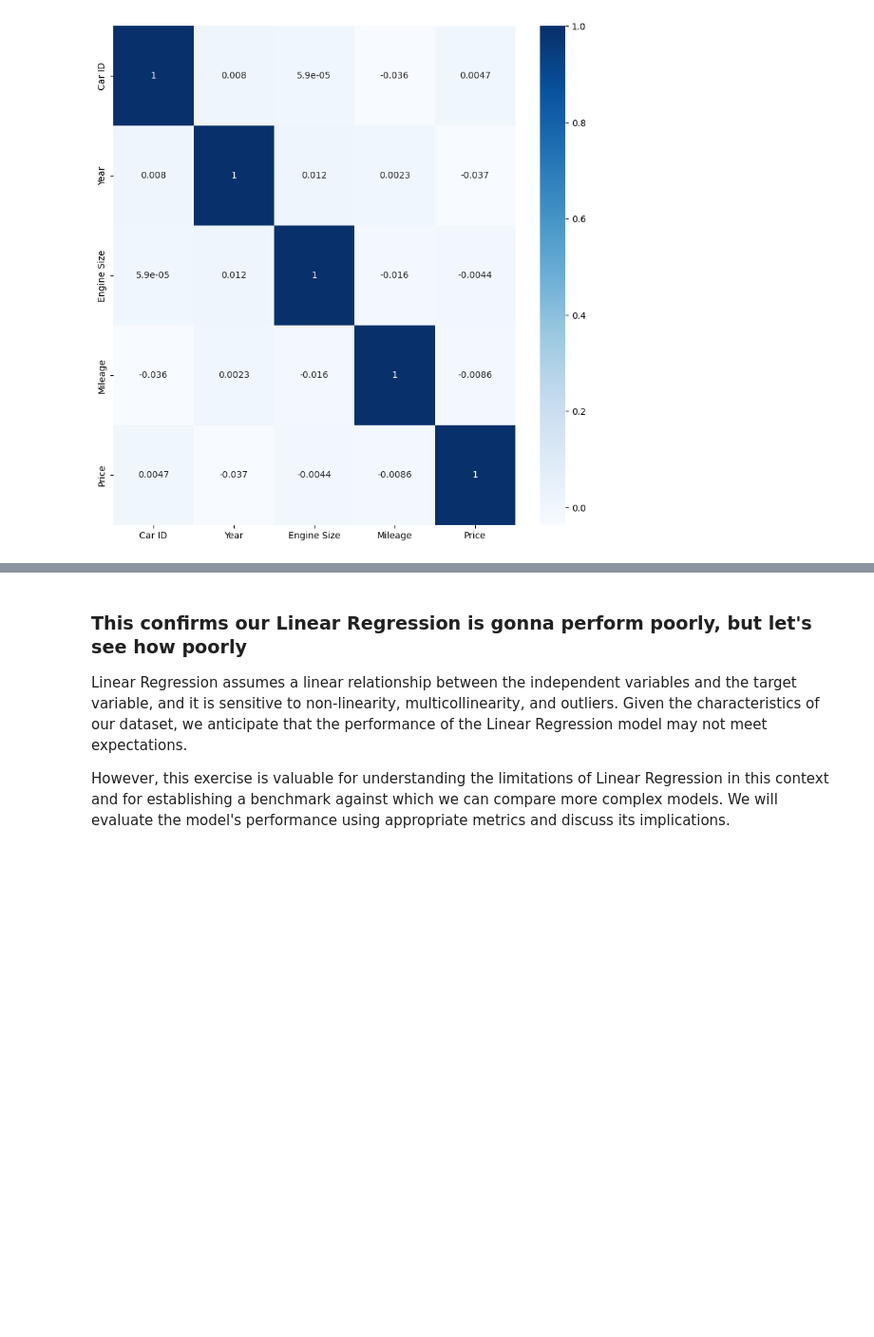
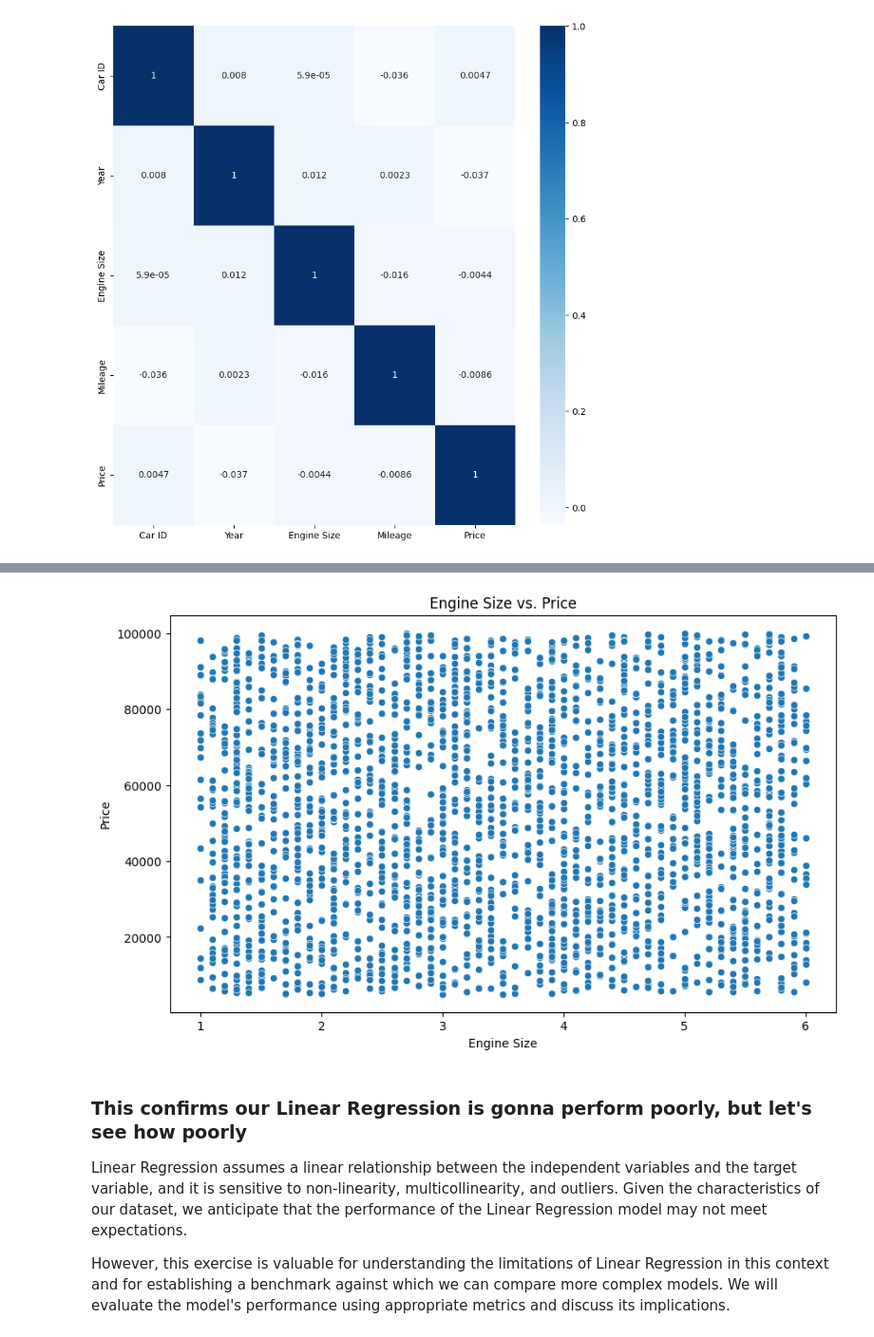
Before and after one commit to Zero5896/Car_price_modeling, a Jupyter notebook: analysis.ipynb, the cells around one changed output, grey strips where cells are left out. Shown at 95% size. Saved outputs shown, nothing was run; the diff lists cells and outputs as text; code cells hidden in the pictures; blank space fills up the shorter version.

```diff
--- a/analysis.ipynb
+++ b/analysis.ipynb
@@ -113,3 +128,13 @@ sns.heatmap(numerical_values.corr(), annot=True, cmap='Blues')
+# %%
+# Scatter plot for Engine Size vs. Price
+plt.figure(figsize=(10, 6))
+sns.scatterplot(data=df, x='Engine Size', y='Price')
+plt.title('Engine Size vs. Price')
+plt.xlabel('Engine Size')
+plt.ylabel('Price')
+plt.show()
+# %% [output]
+[figure, added]
 # %% [markdown]
 ### This confirms our Linear Regression is gonna perform poorly, but let's see how poorly
 Linear Regression assumes a linear relationship between the independent variables and the target variable, and it is sensitive to non-linearity, multicollinearity, and outliers. Given the characteristics of our dataset, we anticipate that the performance of the Linear Regression model may not meet expectations.
```
Also changed, not shown: parts of 3 cells of this notebook, 1 other file.
